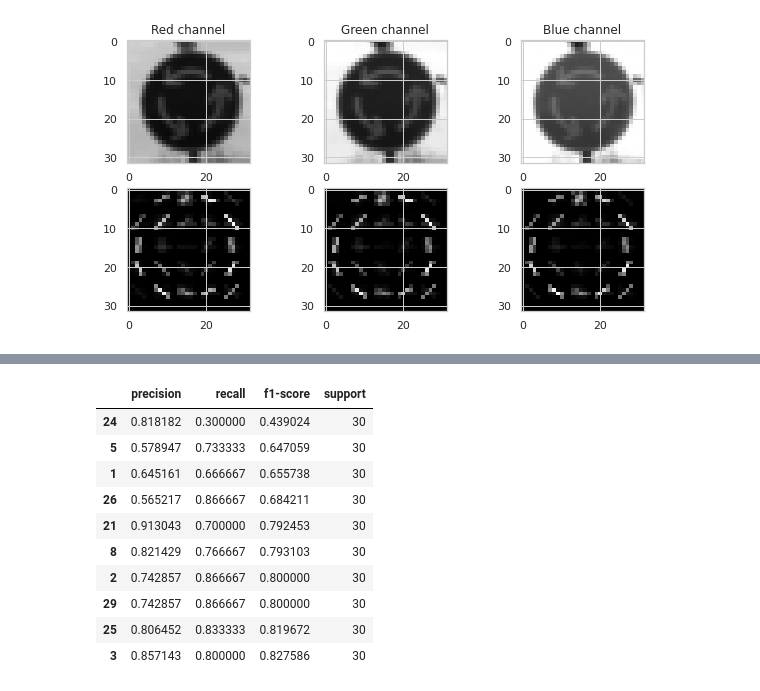
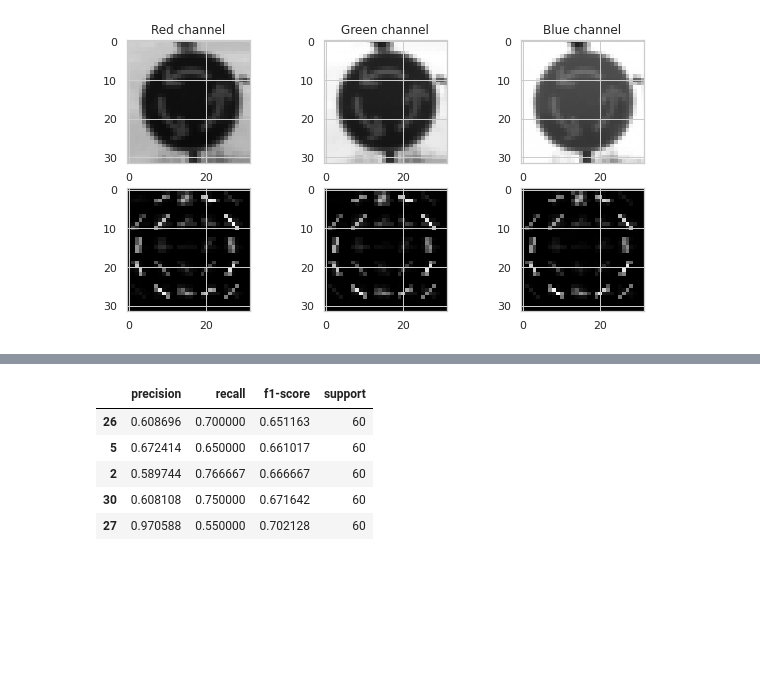
Before and after one commit to fares-mldev/uns-ml2021, a Jupyter notebook: tp4/ML_TP4_Traffic_Sign_Classification.ipynb, the cells around one changed output, grey strips where cells are left out. Drawn from its saved outputs; the diff is of its cells as text; code cells hidden in the pictures; blank space fills up the shorter version.

```diff
--- a/tp4/ML_TP4_Traffic_Sign_Classification.ipynb
+++ b/tp4/ML_TP4_Traffic_Sign_Classification.ipynb
@@ -428,14 +675,11 @@ GridSearchCV(cv=5, error_score=nan,
 # %%
-#@title Best trained model
+#@title Recover model results
+import pickle
+import wget
 
-# retrieve models
-import wget
-url = 'https://raw.githubusercontent.com/fares-mldev/uns-ml2021/main/tp4/model/trained_models.sav'
-filename = wget.download(url)
+!rm -f *.sav
+uri = 'https://github.com/fares-mldev/uns-ml2021/raw/main/tp4/model/all_models_gs.sav'
+wget.download(uri)
 
-import pickle
+filename = 'all_models_gs.sav'
 gs = pickle.load(open(filename, 'rb'))
-
-# Get best model
-clf = gs.best_estimator_
-clf
@@ -494,0 +702,11 @@ calc_metrics(y_true, y_pred)
+# %%
+#@title Validate with test set { run: "auto" }
+#@markdown There seems to be a degree of overfitting since the model performance drops when compared to the train-val sets.
+
+X_test, y_test = undersample(data['test']['features'],
+                             data['test']['labels'])
+clf = gs.best_estimator_
+
+y_pred=clf.predict(X_test)
+
+calc_metrics(y_test, y_pred)
@@ -514,21 +738,19 @@ fig.set_size_inches(20,15)
 # %%
 #@title Error Analysis { run: "auto" }
 from sklearn.metrics import classification_report
 
-#@markdown See 10 worst performant classes
-cr = classification_report(y_true, y_pred, output_dict = True)
+#@markdown See 5 worst performant classes
+cr = classification_report(y_test, y_pred, output_dict = True)
 ls_cr = [cr[str(class_id)] for class_id in class_names]
 df_cr = pd.DataFrame.from_dict(ls_cr).sort_values(by='f1-score')
-df_cr.head(10)
+df_worst = df_cr.head(5)
+idx_worst = df_worst.index
+
+df_worst
 # %% [output]
 |  | precision | recall | f1-score | support |
-| 24 | 0.818182 | 0.300000 | 0.439024 | 30 |
-| 5 | 0.578947 | 0.733333 | 0.647059 | 30 |
-| 1 | 0.645161 | 0.666667 | 0.655738 | 30 |
-| 26 | 0.565217 | 0.866667 | 0.684211 | 30 |
-| 21 | 0.913043 | 0.700000 | 0.792453 | 30 |
-| 8 | 0.821429 | 0.766667 | 0.793103 | 30 |
-| 2 | 0.742857 | 0.866667 | 0.800000 | 30 |
-| 29 | 0.742857 | 0.866667 | 0.800000 | 30 |
-| 25 | 0.806452 | 0.833333 | 0.819672 | 30 |
-| 3 | 0.857143 | 0.800000 | 0.827586 | 30 |
+| 26 | 0.608696 | 0.700000 | 0.651163 | 60 |
+| 5 | 0.672414 | 0.650000 | 0.661017 | 60 |
+| 2 | 0.589744 | 0.766667 | 0.666667 | 60 |
+| 30 | 0.608108 | 0.750000 | 0.671642 | 60 |
+| 27 | 0.970588 | 0.550000 | 0.702128 | 60 |
```
Also changed, not shown: parts of 16 cells of this notebook.
